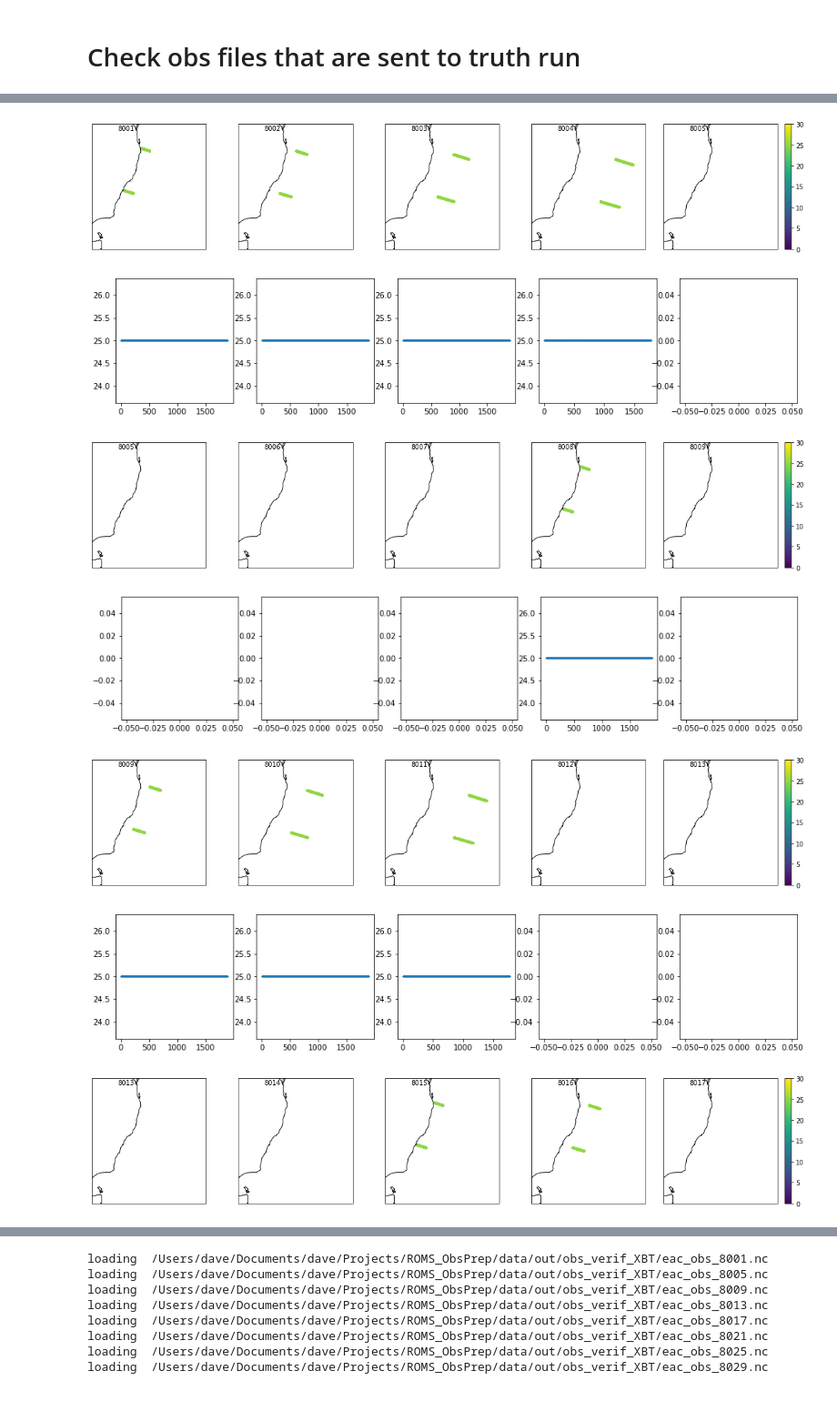
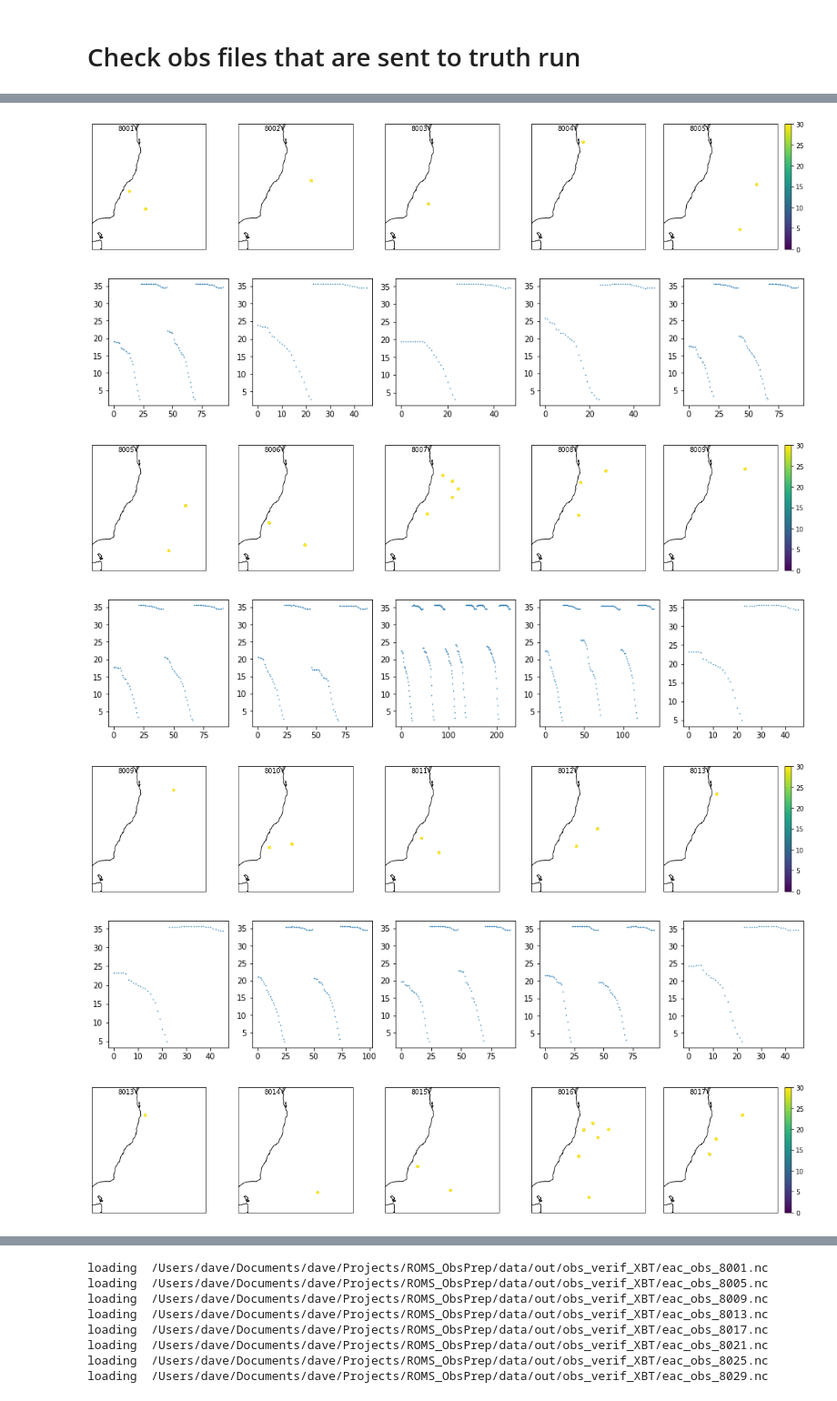
Before and after one commit to Ocean1125/OSSE-analysis, a Jupyter notebook: notebooks/1.0-checkIndividualObsFiles.ipynb, the cells around one changed output, grey strips where cells are left out. Shown at 91% size. Saved outputs shown, nothing was run; the diff lists cells and outputs as text; code cells hidden in the pictures.

```diff
--- a/notebooks/1.0-checkIndividualObsFiles.ipynb
+++ b/notebooks/1.0-checkIndividualObsFiles.ipynb
@@ -139,8 +139,8 @@ def serial_day_to_datestring(day,epochY=1990,epochm=1,epochd=1,epochH=0,epochM=0
 ### Set file names
 runningLocation = 'local'
 if  runningLocation== 'local':
-    obsVerifFilePath='/Users/dave/Documents/dave/Projects/ROMS_ObsPrep/data/out/obs_verif_XBT/' # outputted obs files from ROMS_ObsPrep, that are supplied to first truth run
-    modTruthFilePath='/Users/dave/Documents/dave/Projects/ROMS_ObsPrep/cache/obs_truth_output_XBT/' # output mod files from truth run.
+    obsVerifFilePath='/Users/dave/Documents/dave/Projects/ROMS_ObsPrep/data/out/obs_verif_ARGO/' # outputted obs files from ROMS_ObsPrep, that are supplied to first truth run
+    modTruthFilePath='/Users/dave/Documents/dave/Projects/ROMS_ObsPrep/cache/obs_truth_output_ARGO/' # output mod files from truth run.
     obsFinalFilePath='/Users/dave/Documents/dave/Projects/ROMS_ObsPrep/data/out/obs_final_SSH_SST_XBT/' #the 'final' obs files: Verification obs, + NLmodel values from modTruth.
 
 elif runningLocation == 'gdata':
@@ -324,7 +309,7 @@ Canvas(toolbar=Toolbar(toolitems=[('Home', 'Reset original view', 'home', 'home'
 # %%
 pRange=939
 
-for day in np.arange(dStart,dEnd,assimPeriod-assimOverlap):
+for day in datelist:
     obsFileName = ''+str(day)+'.nc'
     obsPath = obsVerifFilePath+prefixObs+obsFileName
     print('opening '+obsFileName)
@@ -362,7 +370,7 @@ NameError: name 'dStart' is not defined
 
 datelist = np.array(range(timeRange[0],timeRange[1],4))
 
-pRange=939
+pRange=220
 
 for day in datelist:
     obsFileName = ''+str(day)+'.nc'
@@ -415,7 +423,7 @@ array(nan)
-[figure, old version]
+[figure, new version]
-[figure, old version]
+[figure, new version]
-[figure, old version]
+[figure, new version]
-[figure, old version]
+[figure, new version]
-[figure, old version]
+[figure, new version]
-[figure, old version]
+[figure, new version]
-[figure, old version]
+[figure, new version]
```
Also changed, not shown: parts of 6 cells of this notebook, 7 other files.
